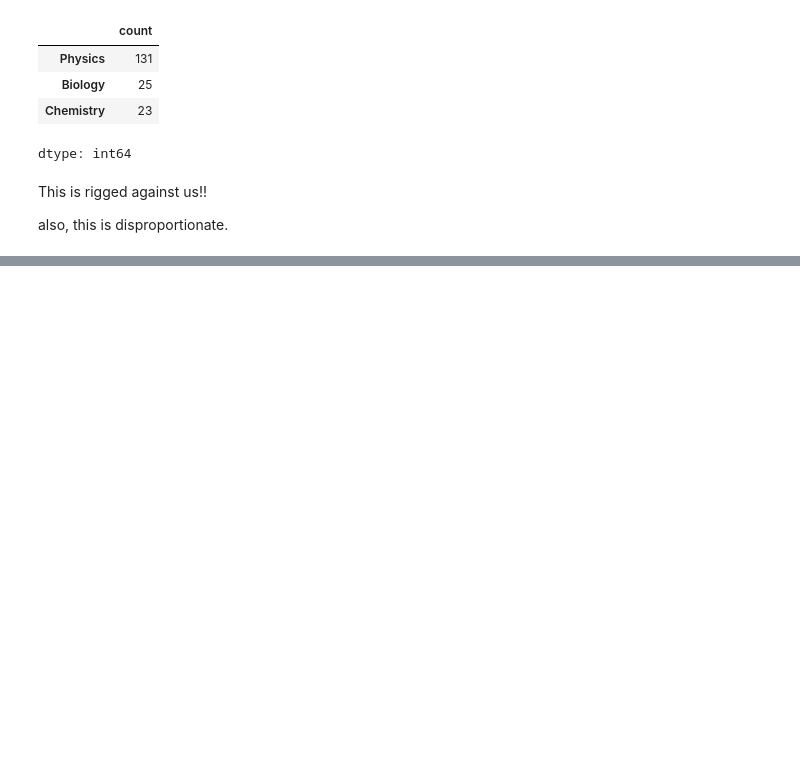
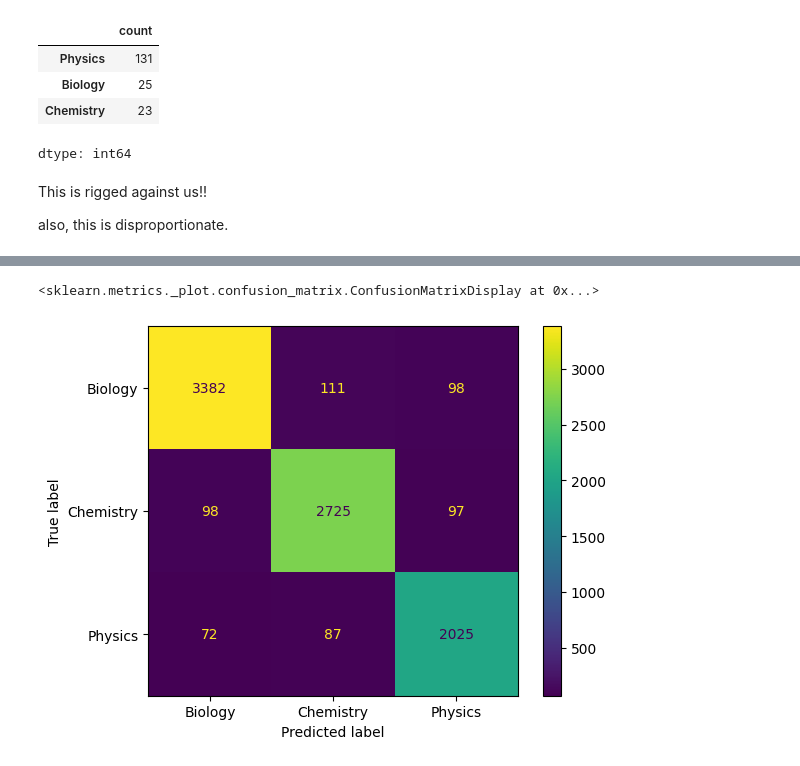
Before and after one commit to I-am-Sakthivel/phy_chem_bio, a Jupyter notebook: phy_chem_bio.ipynb, the cells around one changed output, grey strips where cells are left out. Drawn from its saved outputs; the diff is of its cells as text; code cells hidden in the pictures; blank space fills up the shorter version.

```diff
--- a/phy_chem_bio.ipynb
+++ b/phy_chem_bio.ipynb
@@ -639,0 +699,8 @@ Before this, let's filter these 2-3 word responses.
+# %%
+pg_stop={
+    'com_bayes__alpha':[1e-4,1e-3,1e-2,1e-1,1,10,100]
+}
+# %%
+gs_stop=GridSearchCV(pipe_stop,pg_stop,scoring='f1')
+# %%
+gs_stop.fit(X_list,y_train)
@@ -639,0 +732,2 @@ Before this, let's filter these 2-3 word responses.
+# %%
+y_pred_stop_train=gs_stop.predict(X_list)
@@ -639,0 +760,5 @@ Before this, let's filter these 2-3 word responses.
+# %%
+ConfusionMatrixDisplay.from_predictions(y_train,y_pred_stop_train)
+# %% [output]
+<sklearn.metrics._plot.confusion_matrix.ConfusionMatrixDisplay at 0x...>
+[figure, added]
```
Also changed, not shown: parts of 27 cells of this notebook.
